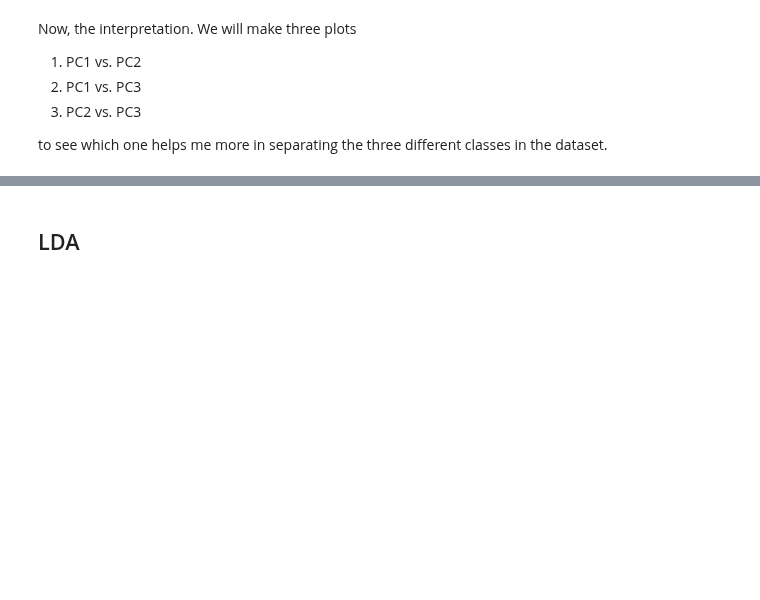
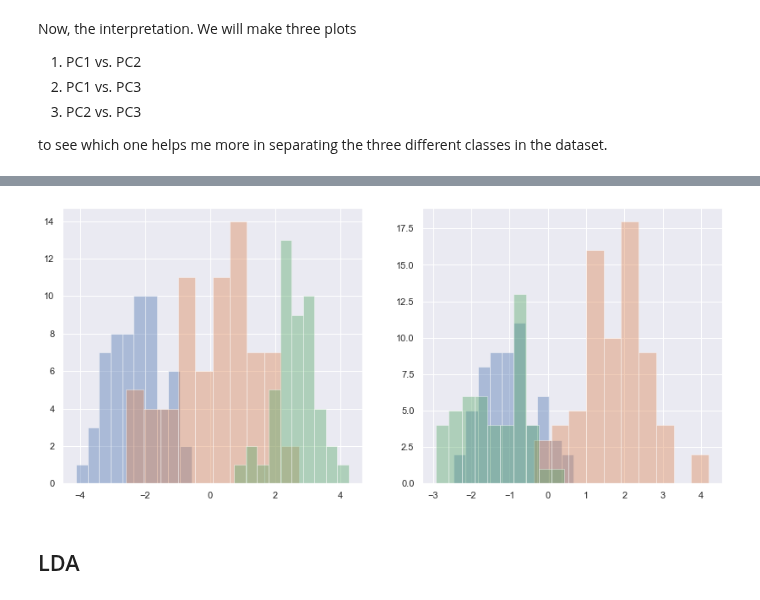
Before and after one commit to renero/class_notebooks, a Jupyter notebook: LDA, PCA and Factor Analysis.ipynb, the cells around one changed output, grey strips where cells are left out. Cells and saved outputs as stored; diff of their text form; code cells hidden in the pictures; blank space fills up the shorter version.

```diff
--- a/LDA, PCA and Factor Analysis.ipynb
+++ b/LDA, PCA and Factor Analysis.ipynb
@@ -98,3 +103,14 @@ plt.show();
+# %%
+ndf = pd.concat((pd.DataFrame(X), y), axis=1)
+ndf.columns = ['PC1','PC2','PC3','label']
+
+fig, axs = plt.subplots(ncols=2)
+fig.set_figheight(6)
+fig.set_figwidth(14)
+ndf.groupby("label").PC1.hist(alpha=0.4, ax=axs[0]);
+ndf.groupby("label").PC2.hist(alpha=0.4, ax=axs[1]);
+# %% [output]
+[figure, added]
 # %% [markdown]
 ## LDA
 # %%
```
Also changed, not shown: parts of 17 cells of this notebook.
